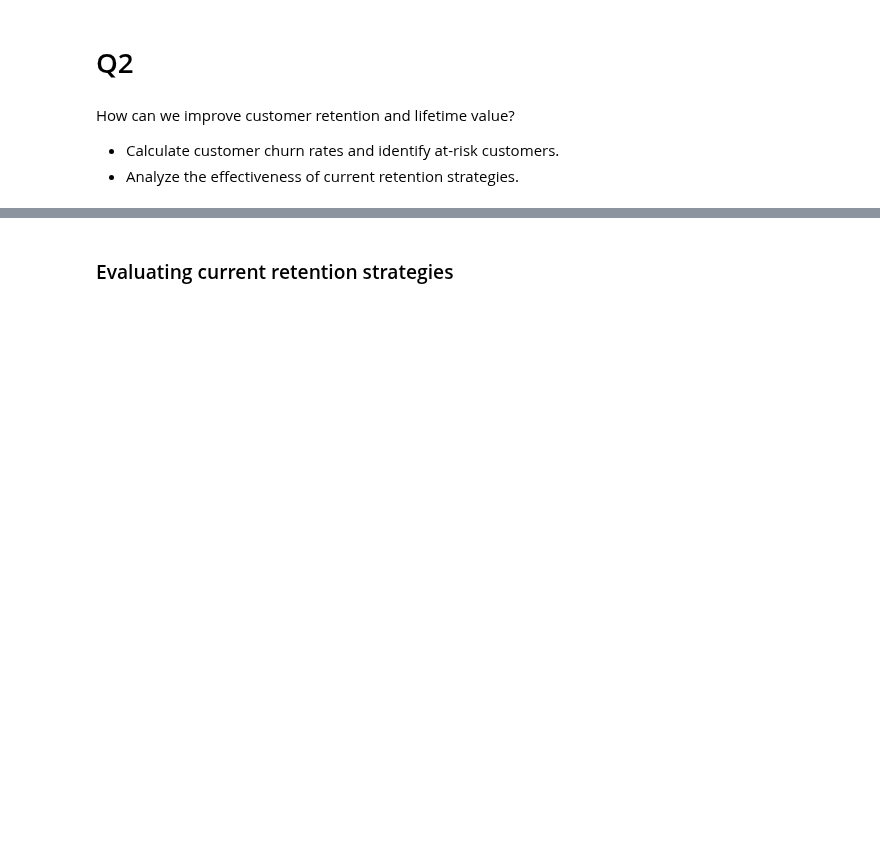
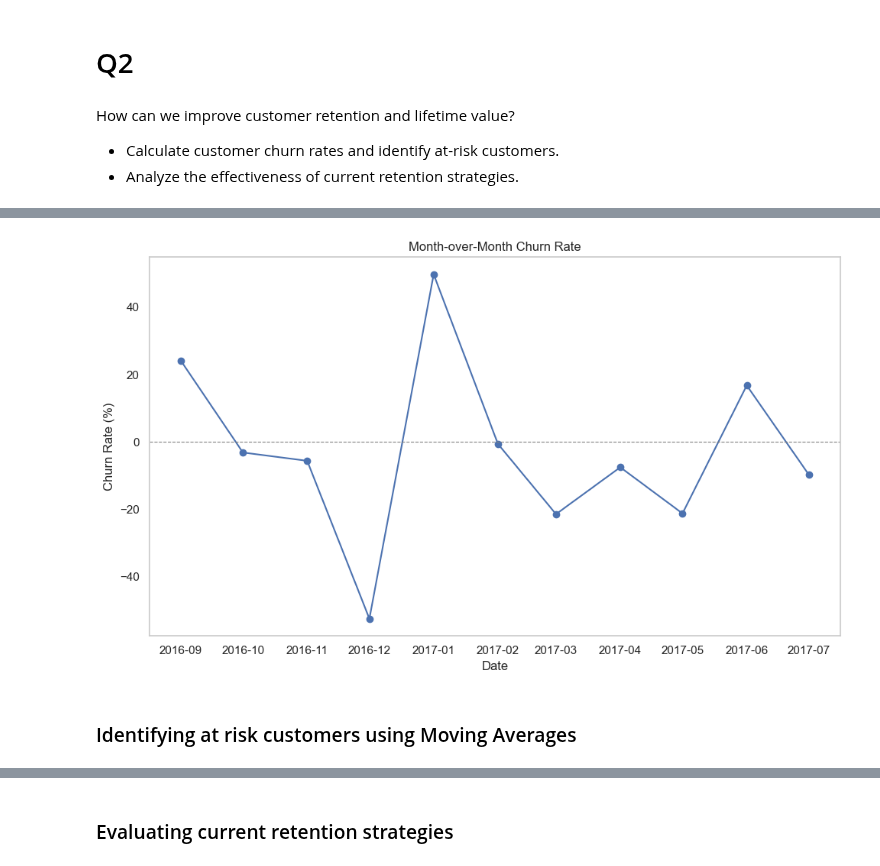
Before and after one commit to woobrandon/DSA3101-Potato-Wedges, a Jupyter notebook: SubgroupA/GoogleAnalyticsAnalysis.ipynb, the cells around one changed output, grey strips where cells are left out. Saved outputs shown, nothing was run; the diff lists cells and outputs as text; code cells hidden in the pictures; blank space fills up the shorter version.

Commit message:
Updated churn rates & identification of at risk customers

```diff
--- a/SubgroupA/GoogleAnalyticsAnalysis.ipynb
+++ b/SubgroupA/GoogleAnalyticsAnalysis.ipynb
@@ -663,0 +733,25 @@ How can we improve customer retention and lifetime value?
+# %%
+query = churn_rate()
+
+rows = client.query(query)
+
+result_df = rows.to_dataframe()
+
+result_df['Date'] = pd.to_datetime(result_df[['Year', 'Month']].assign(DAY=1))
+
+plt.figure(figsize=(10, 6))
+plt.plot(result_df['Date'], result_df['ChurnRate'],
+         marker='o', linestyle='-', color='b')
+plt.title('Month-over-Month Churn Rate')
+plt.xlabel('Date')
+plt.ylabel('Churn Rate (%)')
+plt.grid()
+plt.xticks(result_df['Date'],
+           result_df['Date'].dt.strftime('%Y-%m'))
+plt.axhline(0, color='grey', lw=0.8, ls='--')
+plt.tight_layout()
+plt.show()
+# %% [output]
+[figure, added]
+# %% [markdown]
+### Identifying at risk customers using Moving Averages
```
Also changed, not shown: parts of 24 cells of this notebook.
